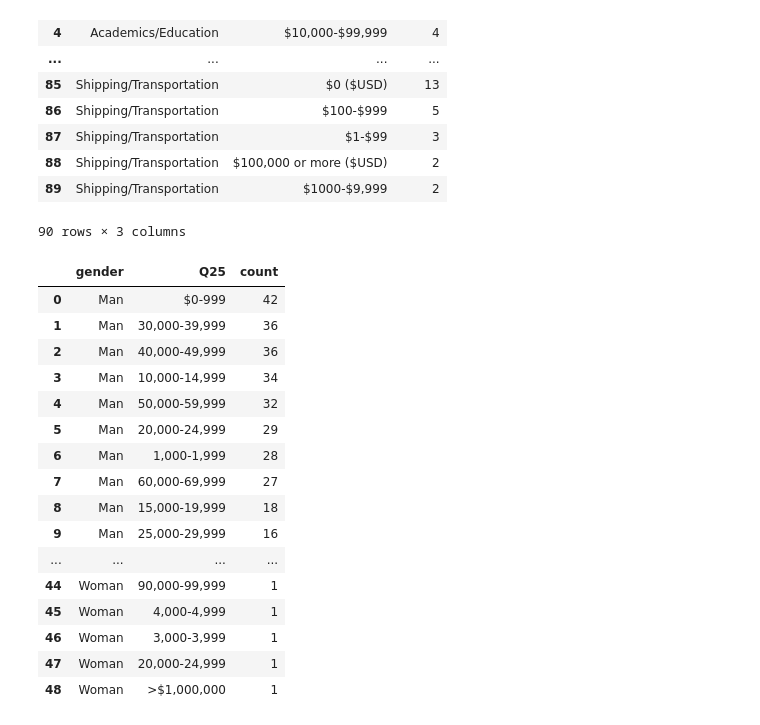
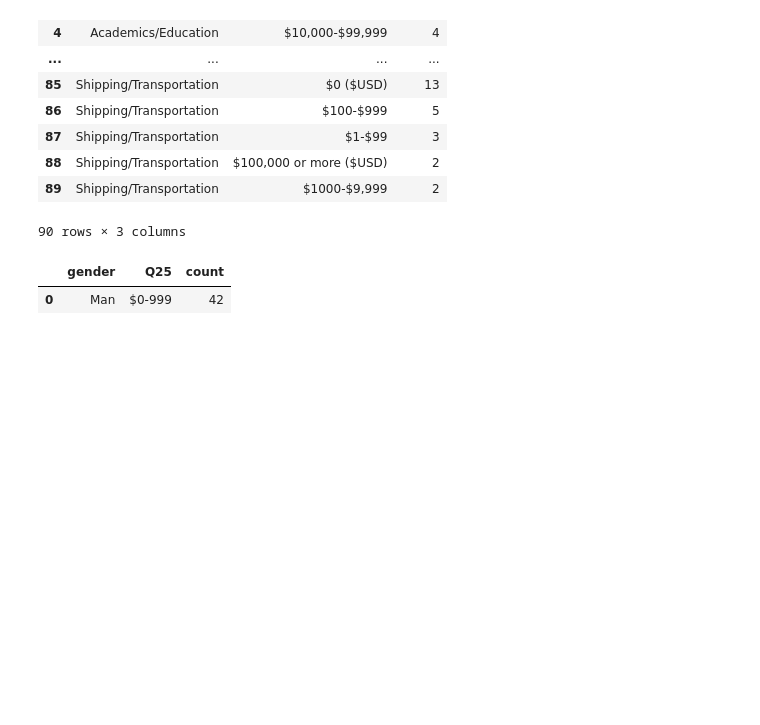
Before and after one commit to MonicaSL110/proyecto-transformacion-digital, a Jupyter notebook: exploracion_datos.ipynb, the cells around one changed output. Saved outputs shown, nothing was run; the diff lists cells and outputs as text; code cells hidden in the pictures; blank space fills up the shorter version.

```diff
--- a/exploracion_datos.ipynb
+++ b/exploracion_datos.ipynb
@@ -7,7 +7,7 @@ pd.options.display.max_columns=None
 # %% [markdown]
 ### Apertura de los archivos .csv como DataFrame
 # %%
-data_csv1 = pd.read_csv("datos/exported_db_data.csv")
-
+data_csv1 = pd.read_csv('datos/exported_db_data.csv')
+data_csv1.drop(['index'], axis = 1, inplace = True)
 data_csv1.head(1)
 # %% [output]
@@ -18,7 +18,7 @@ data_csv1.index
 # %% [output]
 RangeIndex(start=0, stop=25973, step=1)
 # %%
-data_csv2 = pd.read_csv("datos/data_remaning_kaggle.csv",index_col=0).reset_index(drop=True)
-
+data_csv2 = pd.read_csv('datos/data_remaning_kaggle.csv', index_col = 0).reset_index(drop = True)
+data_csv2.drop(['index'], axis = 1, inplace = True)
 data_csv2.head(1)
 # %% [output]
@@ -31,4 +31,6 @@ RangeIndex(start=0, stop=25973, step=1)
 # %% [markdown]
 ### Apertura del archivo .txt y creación de un DataFrame
 # %%
-data_txt = pd.read_csv("datos/data_txt_clean.txt",sep=';')
+data_txt = pd.read_csv('datos/data_txt_clean.txt', sep = ';')
+data_txt.drop(['index'], axis = 1, inplace = True)
+data_txt.head(1)
@@ -556,22 +553,7 @@ Df_ml
 # %%
 salario_genero= df_final.groupby(['gender'])['Q25'].value_counts()
 df_salario_genero = pd.DataFrame(salario_genero).reset_index()
-df_salario_genero
+df_salario_genero.head(1)
 # %% [output]
 |  | gender | Q25 | count |
 | 0 | Man | $0-999 | 42 |
-| 1 | Man | 30,000-39,999 | 36 |
-| 2 | Man | 40,000-49,999 | 36 |
-| 3 | Man | 10,000-14,999 | 34 |
-| 4 | Man | 50,000-59,999 | 32 |
-| 5 | Man | 20,000-24,999 | 29 |
-| 6 | Man | 1,000-1,999 | 28 |
-| 7 | Man | 60,000-69,999 | 27 |
-| 8 | Man | 15,000-19,999 | 18 |
-| 9 | Man | 25,000-29,999 | 16 |
-| ... | ... | ... | ... |
-| 44 | Woman | 90,000-99,999 | 1 |
-| 45 | Woman | 4,000-4,999 | 1 |
-| 46 | Woman | 3,000-3,999 | 1 |
-| 47 | Woman | 20,000-24,999 | 1 |
-| 48 | Woman | >$1,000,000 | 1 |
```
Also changed, not shown: parts of 7 cells of this notebook.
